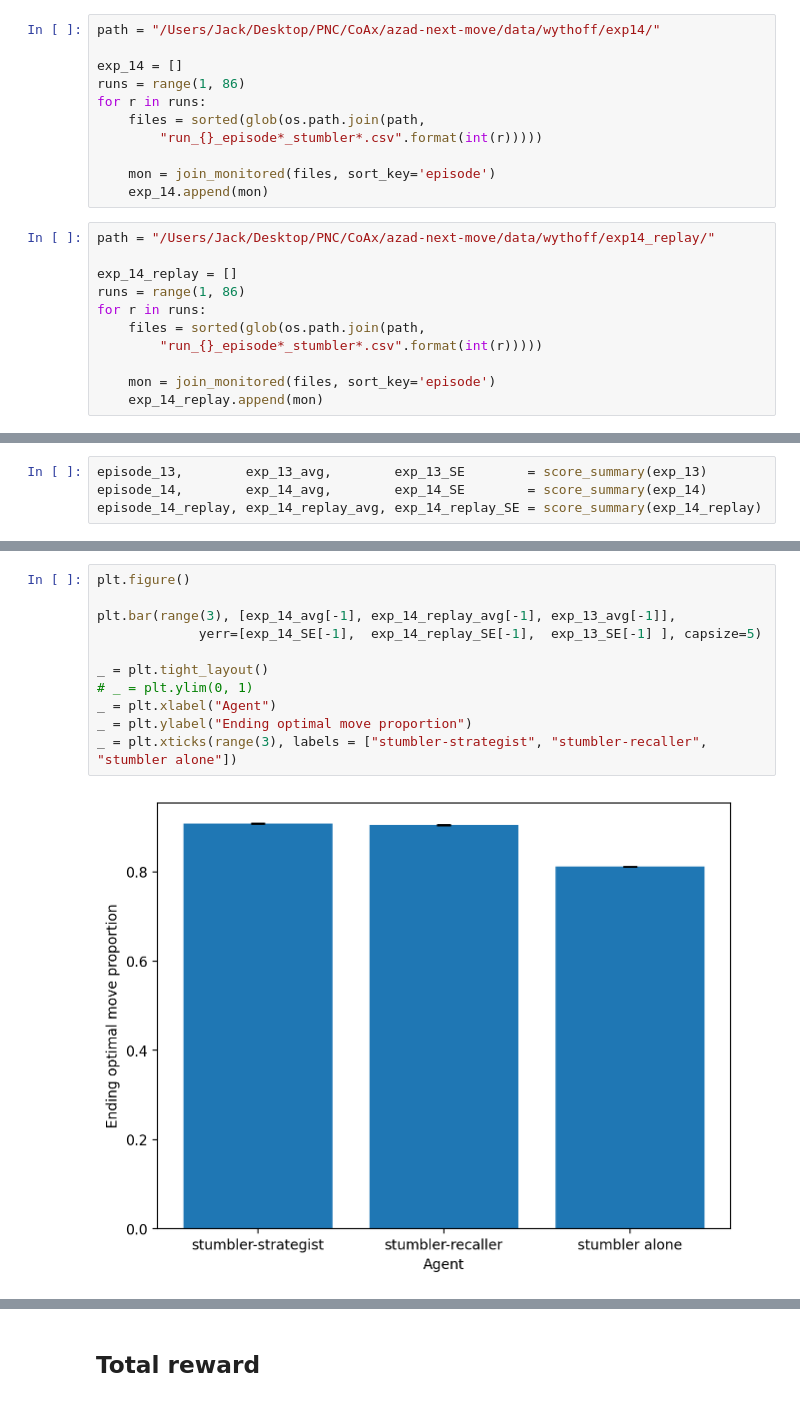
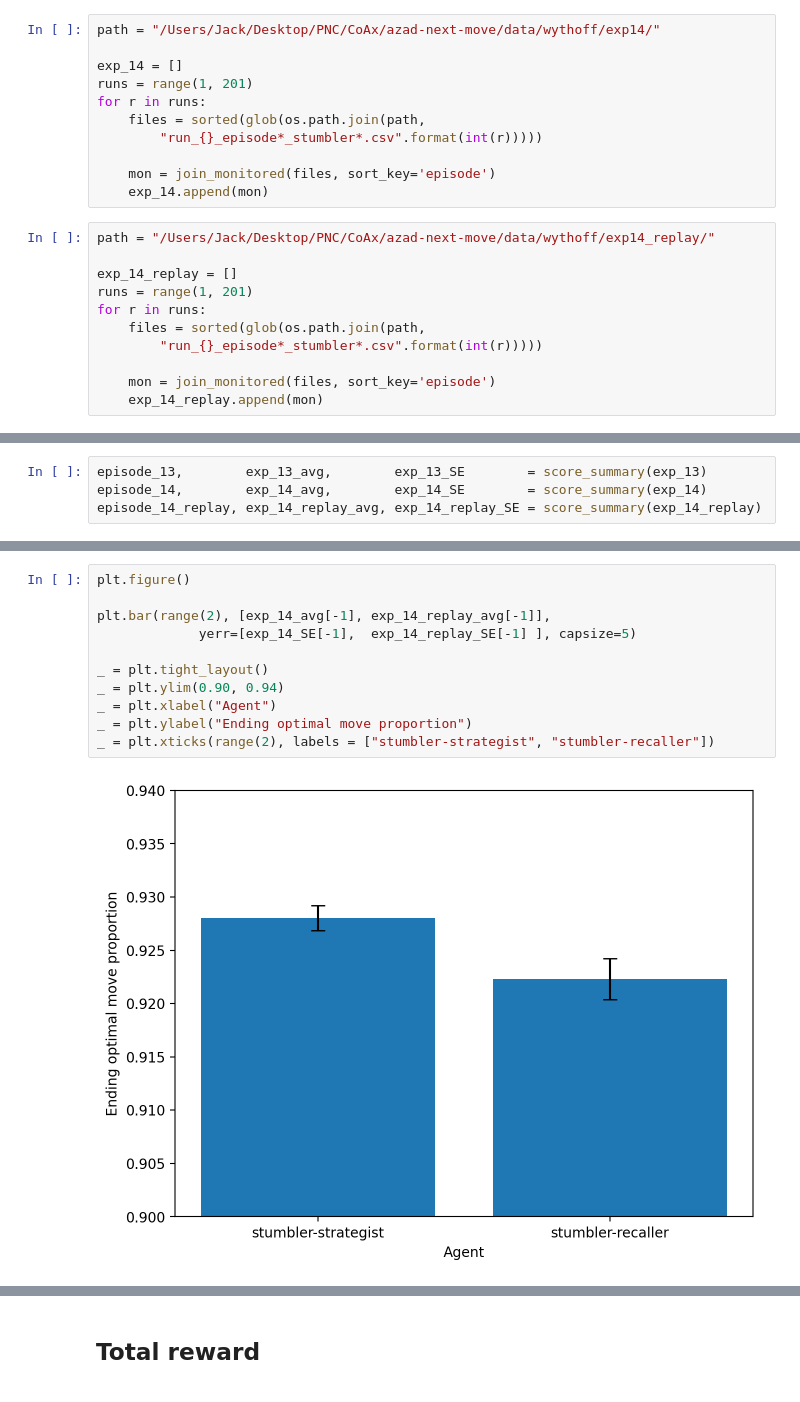
Before and after one commit to CoAxLab/azad-next-move, a Jupyter notebook: notebooks/wythoff_exp13_14.ipynb, the cells around one changed output, grey strips where cells are left out. Saved outputs shown, nothing was run; the diff lists cells and outputs as text.

```diff
--- a/notebooks/wythoff_exp13_14.ipynb
+++ b/notebooks/wythoff_exp13_14.ipynb
@@ -38,7 +38,7 @@ for fi in files:
 path = "/Users/Jack/Desktop/PNC/CoAx/azad-next-move/data/wythoff/exp14/"
 
 exp_14 = []
-runs = range(1, 86)
+runs = range(1, 201)
 for r in runs:
     files = sorted(glob(os.path.join(path,
         "run_{}_episode*_stumbler*.csv".format(int(r)))))
@@ -49,7 +49,7 @@ for r in runs:
 path = "/Users/Jack/Desktop/PNC/CoAx/azad-next-move/data/wythoff/exp14_replay/"
 
 exp_14_replay = []
-runs = range(1, 86)
+runs = range(1, 201)
 for r in runs:
     files = sorted(glob(os.path.join(path,
         "run_{}_episode*_stumbler*.csv".format(int(r)))))
@@ -136,13 +167,13 @@ _ = plt.ylabel("Optimal play score")
 # %%
 plt.figure()
 
-plt.bar(range(3), [exp_14_avg[-1], exp_14_replay_avg[-1], exp_13_avg[-1]],
-             yerr=[exp_14_SE[-1],  exp_14_replay_SE[-1],  exp_13_SE[-1] ], capsize=5)
+plt.bar(range(2), [exp_14_avg[-1], exp_14_replay_avg[-1]],
+             yerr=[exp_14_SE[-1],  exp_14_replay_SE[-1] ], capsize=5)
 
 _ = plt.tight_layout()
-# _ = plt.ylim(0, 1)
+_ = plt.ylim(0.90, 0.94)
 _ = plt.xlabel("Agent")
 _ = plt.ylabel("Ending optimal move proportion")
-_ = plt.xticks(range(3), labels = ["stumbler-strategist", "stumbler-recaller", "stumbler alone"])
+_ = plt.xticks(range(2), labels = ["stumbler-strategist", "stumbler-recaller"])
 # %% [output]
-[figure, old version]
+[figure, new version]
```
Also changed, not shown: parts of 27 cells of this notebook, 2 other files.
